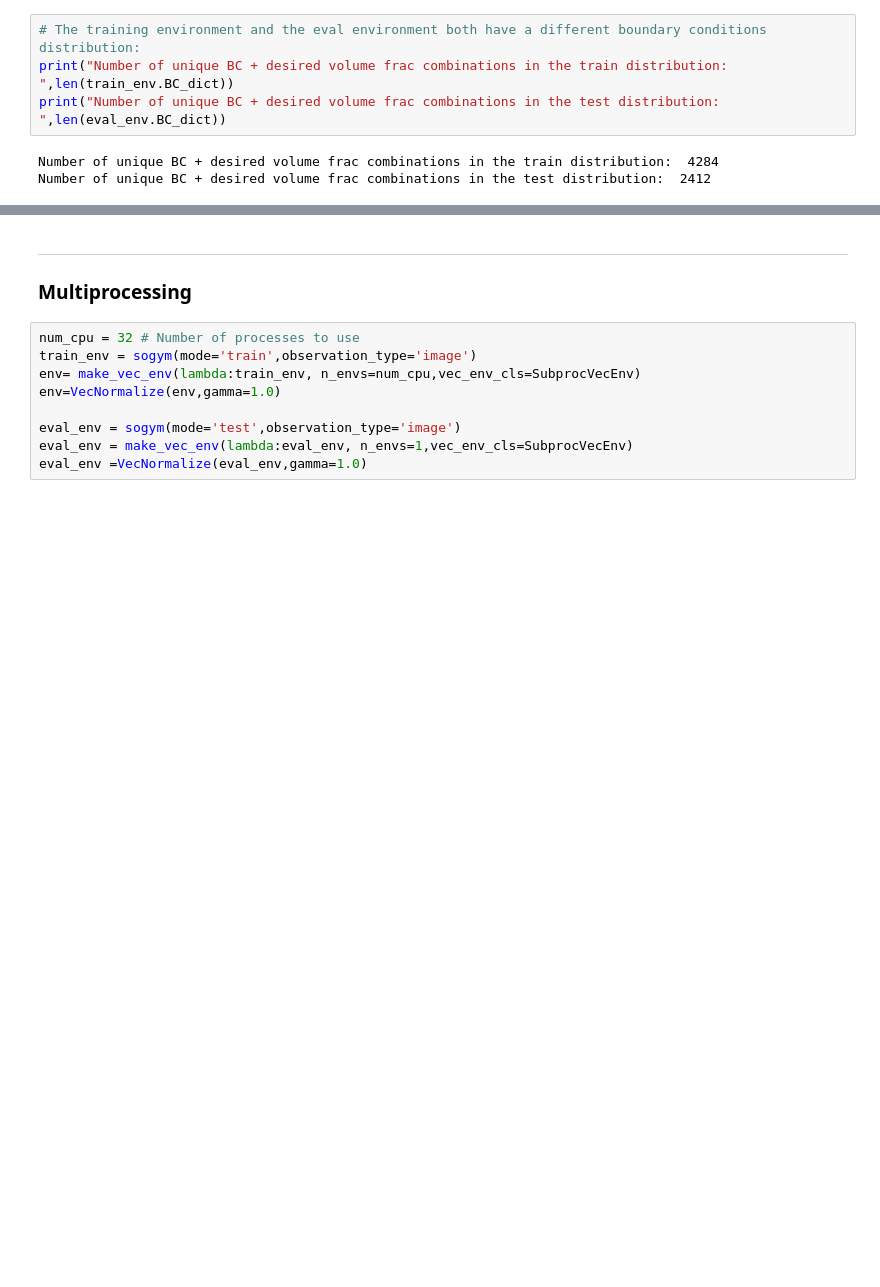
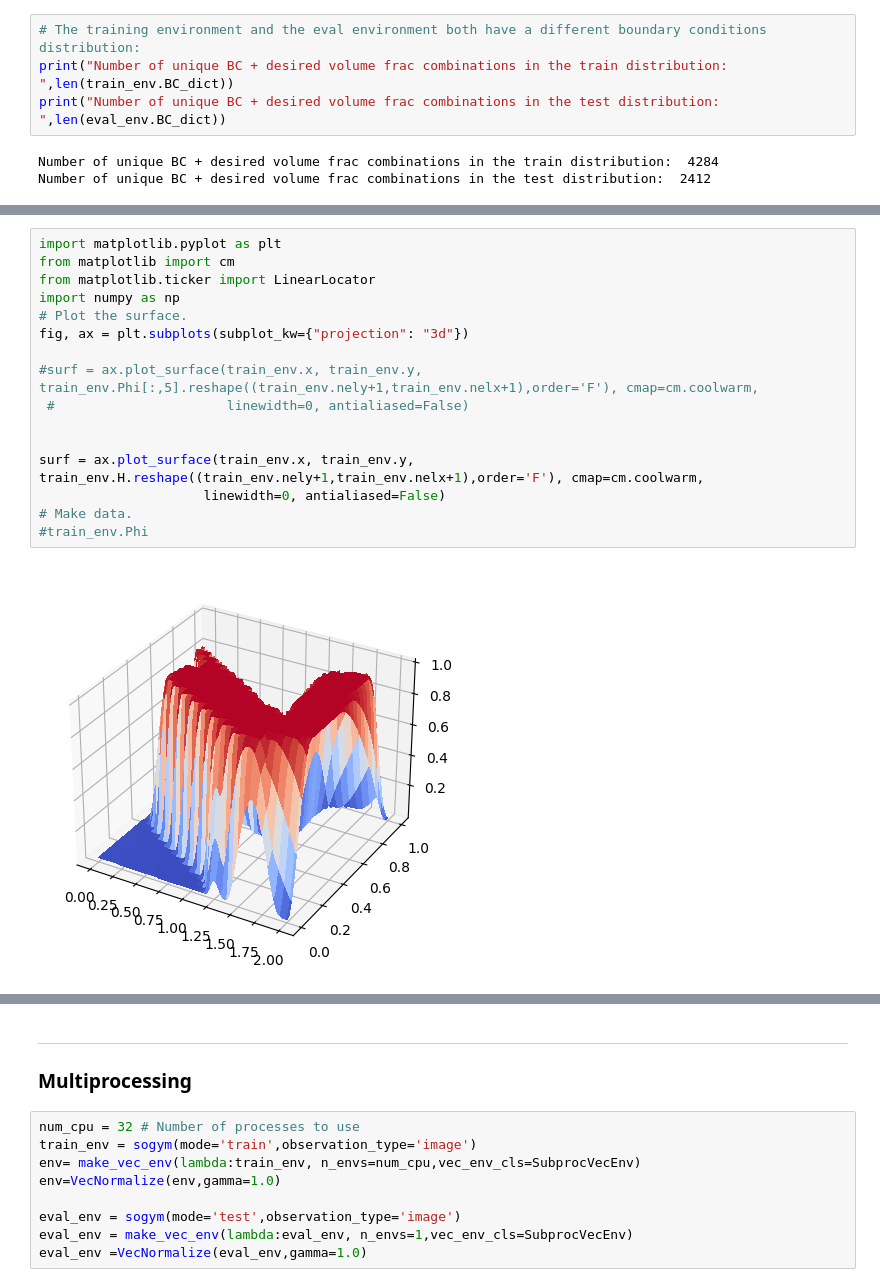
Before and after one commit to ThomasRochefortB/sogym, a Jupyter notebook: tutorial.ipynb, the cells around one changed output, grey strips where cells are left out. Cells and saved outputs as stored; diff of their text form; blank space fills up the shorter version.

```diff
--- a/tutorial.ipynb
+++ b/tutorial.ipynb
@@ -92,0 +70,18 @@ Reward  0.0
+# %%
+import matplotlib.pyplot as plt
+from matplotlib import cm
+from matplotlib.ticker import LinearLocator
+import numpy as np
+# Plot the surface.
+fig, ax = plt.subplots(subplot_kw={"projection": "3d"})
+
+#surf = ax.plot_surface(train_env.x, train_env.y, train_env.Phi[:,5].reshape((train_env.nely+1,train_env.nelx+1),order='F'), cmap=cm.coolwarm,
+ #                      linewidth=0, antialiased=False)
+
+
+surf = ax.plot_surface(train_env.x, train_env.y, train_env.H.reshape((train_env.nely+1,train_env.nelx+1),order='F'), cmap=cm.coolwarm,
+                     linewidth=0, antialiased=False)
+# Make data.
+#train_env.Phi
+# %% [output]
+[figure, added]
```
Also changed, not shown: parts of 20 cells of this notebook, 4 other files.
